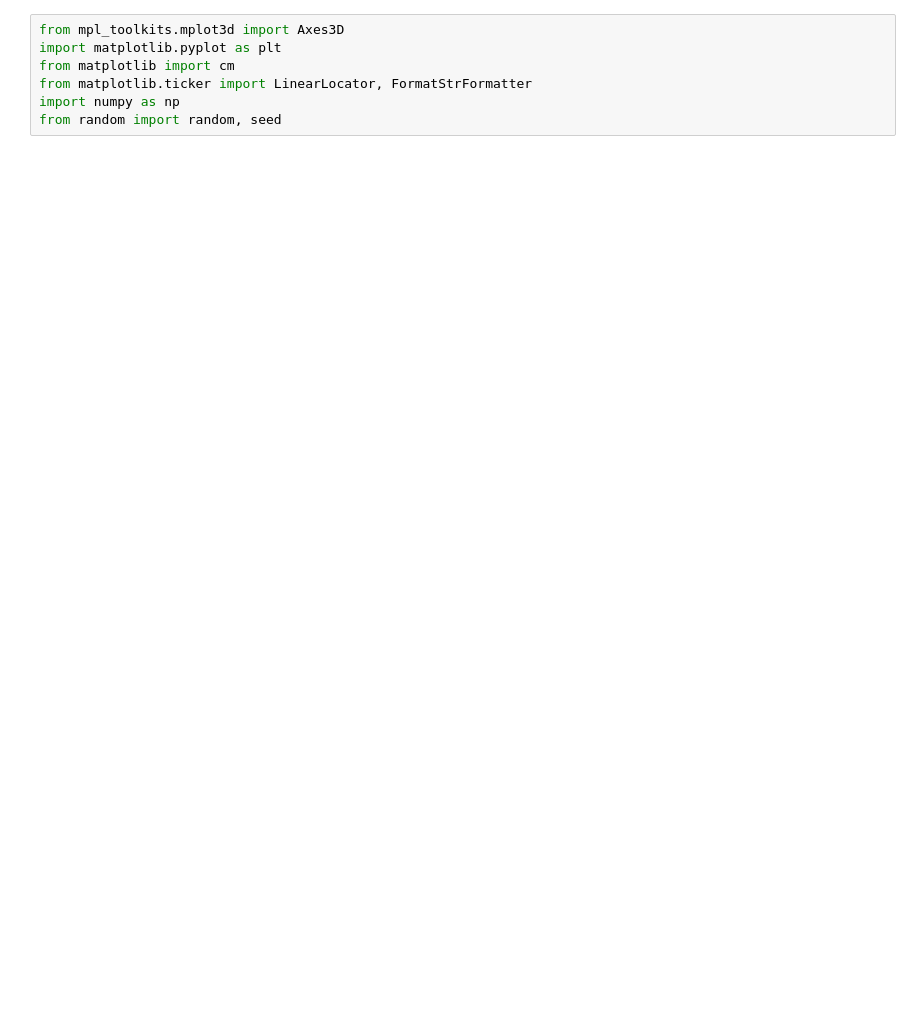
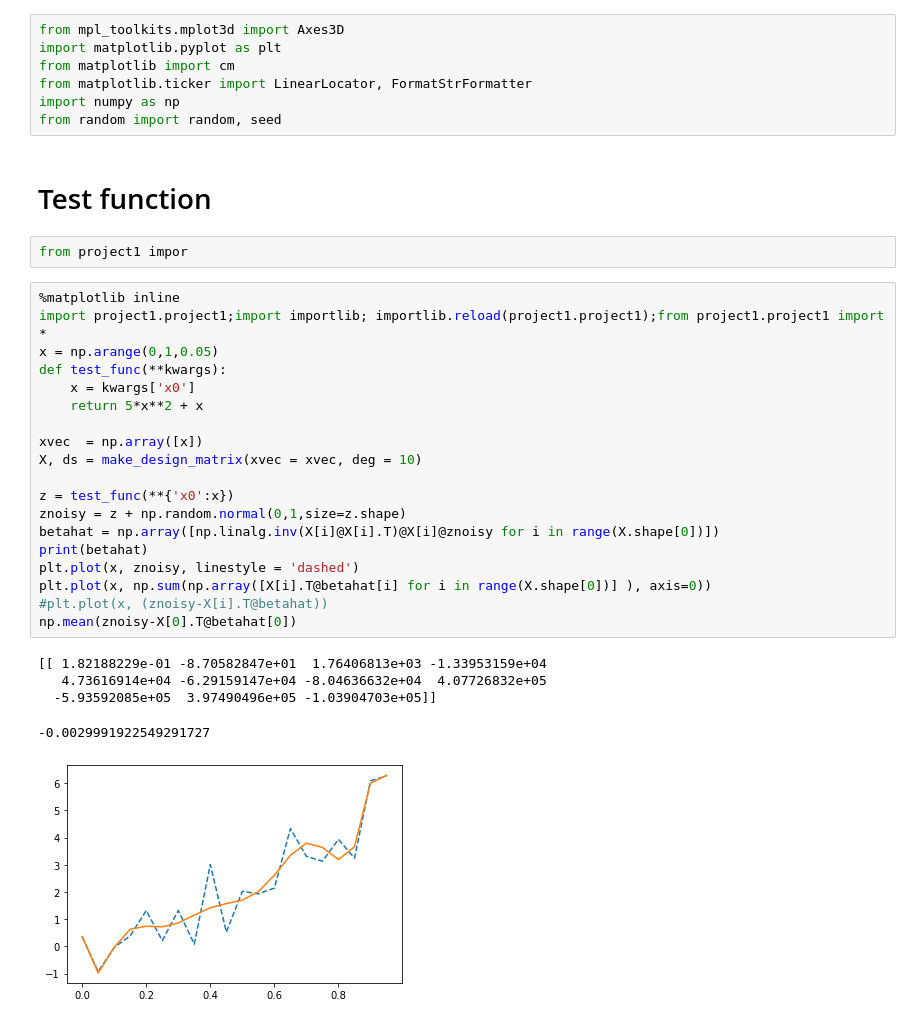
Before and after one commit to johanage/ada_ml_project1, a Jupyter notebook: Project1.ipynb, the cells around one changed output. Drawn from its saved outputs; the diff is of its cells as text; blank space fills up the shorter version.

Commit message:
project1 as module working on generalizing the OLS

```diff
--- a/Project1.ipynb
+++ b/Project1.ipynb
@@ -5,3 +5,32 @@ from matplotlib import cm
 from matplotlib.ticker import LinearLocator, FormatStrFormatter
 import numpy as np
 from random import random, seed
+# %% [markdown]
+# Test function
+# %%
+from project1 impor
+# %%
+%matplotlib inline
+import project1.project1;import importlib; importlib.reload(project1.project1);from project1.project1 import *
+x = np.arange(0,1,0.05)
+def test_func(**kwargs):
+    x = kwargs['x0']
+    return 5*x**2 + x
+
+xvec  = np.array([x])
+X, ds = make_design_matrix(xvec = xvec, deg = 10)
+
+z = test_func(**{'x0':x})
+znoisy = z + np.random.normal(0,1,size=z.shape)
+betahat = np.array([np.linalg.inv(X[i]@X[i].T)@X[i]@znoisy for i in range(X.shape[0])])
+print(betahat)
+plt.plot(x, znoisy, linestyle = 'dashed')
+plt.plot(x, np.sum(np.array([X[i].T@betahat[i] for i in range(X.shape[0])] ), axis=0))
+#plt.plot(x, (znoisy-X[i].T@betahat))
+np.mean(znoisy-X[0].T@betahat[0])
+# %% [output]
+[[ 1.82188229e-01 -8.70582847e+01  1.76406813e+03 -1.33953159e+04
+   4.73616914e+04 -6.29159147e+04 -8.04636632e+04  4.07726832e+05
+  -5.93592085e+05  3.97490496e+05 -1.03904703e+05]]
+-0.0029991922549291727
+[figure, added]
```
Also changed, not shown: parts of 12 cells of this notebook, 2 other files.
